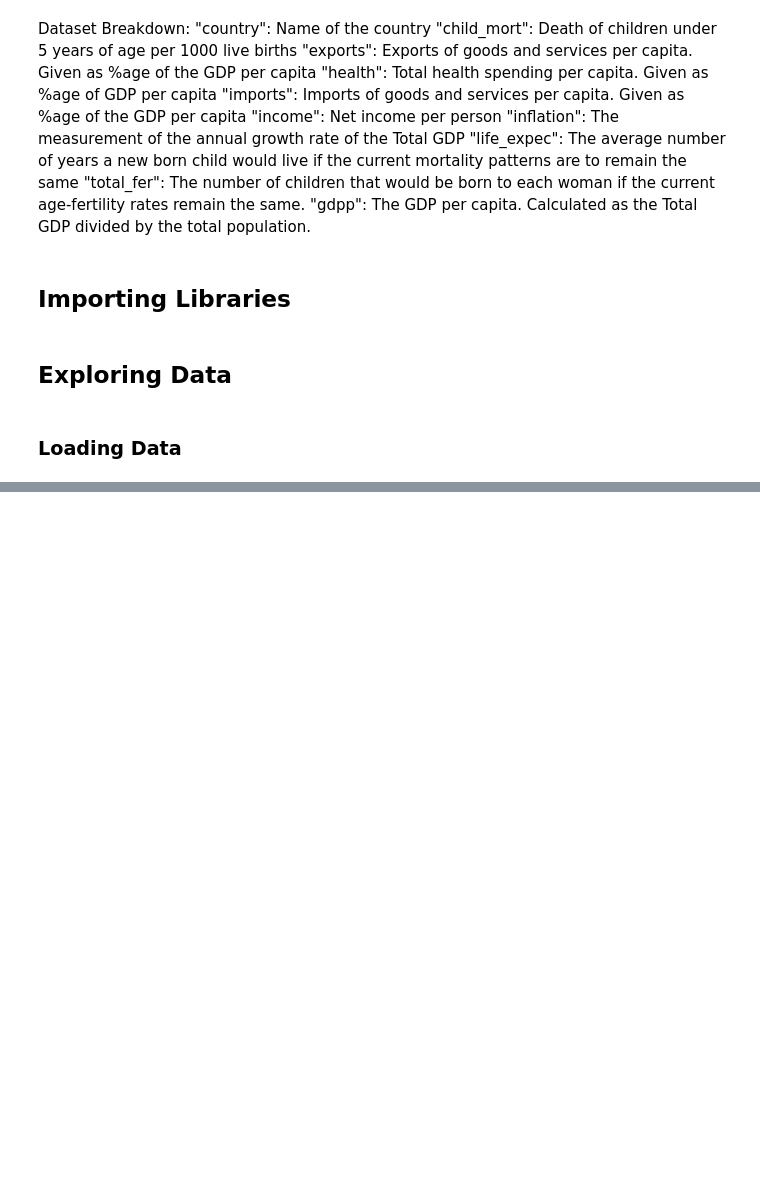
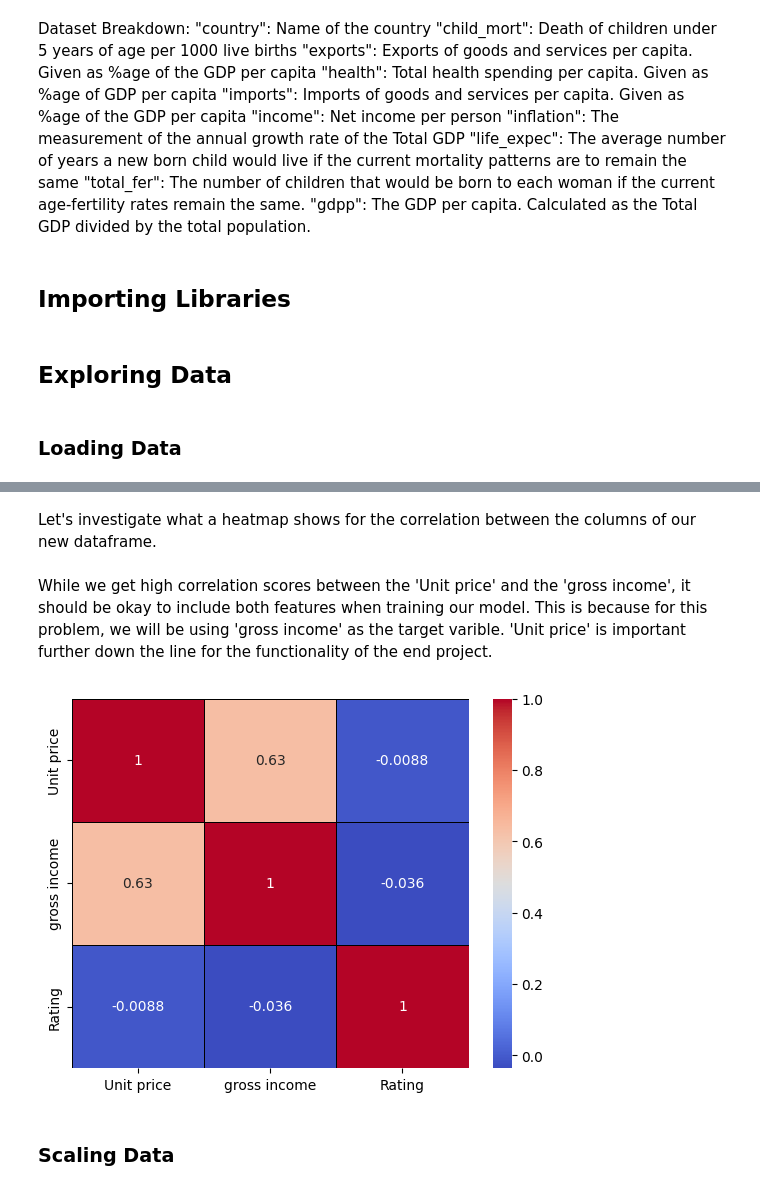
Before and after one commit to owenHochwald/Dynamic_Supermarket_Pricing, a Jupyter notebook: src/main.ipynb, the cells around one changed output, grey strips where cells are left out. Drawn from its saved outputs; the diff is of its cells as text; code cells hidden in the pictures; blank space fills up the shorter version.

```diff
--- a/src/main.ipynb
+++ b/src/main.ipynb
@@ -41,0 +163,16 @@ df.head()
+# %%
+# checking for class imbalance
+categorical_columns = ['Branch', 'City', 'Customer type', 'Gender', 'Product line', 'Payment']
+
+
+imbalanced_columns = []
+for column in categorical_columns:
+    value_counts = df[column].value_counts(normalize=True)
+    min_frequency = value_counts.min()
+    if min_frequency < 0.1: # using 10% as the threshold
+        imbalanced_columns.append(column)
+
+if not imbalanced_columns:
+    print("No class imbalances detected.")
+else:
+    print(f"Class imbalances detected in columns: {', '.join(imbalanced_columns)}")
@@ -41,0 +207,5 @@ df.head()
+# %%
+# modified numberical features to reduce VIF
+numerical_features_1 = ['Unit price', 'gross income', 'Rating']
+
+calc_vif(df[numerical_features_1])
@@ -41,0 +219,6 @@ df.head()
+# %%
+selected_features = numerical_features_1 + categorical_columns
+
+filtered_df = df[selected_features].copy()
+
+filtered_df.head()
@@ -41,0 +232,16 @@ df.head()
+# %% [markdown]
+Let's investigate what a heatmap shows for the correlation between the columns of our new dataframe.
+# %% [markdown]
+While we get high correlation scores between the 'Unit price' and the 'gross income', it should be okay to include both features when training our model. This is because for this problem, we will be using 'gross income' as the target varible. 'Unit price' is important further down the line for the functionality of the end project.
+# %%
+# checking for multicollinearity
+sns.heatmap(
+    filtered_df.select_dtypes(include='float').corr(),annot=True,
+    linecolor='black',linewidths=.5,
+    cmap='coolwarm')
+
+plt.show()
+# %% [output]
+[figure, added]
+# %% [markdown]
+### Scaling Data
```
Also changed, not shown: parts of 39 cells of this notebook.
